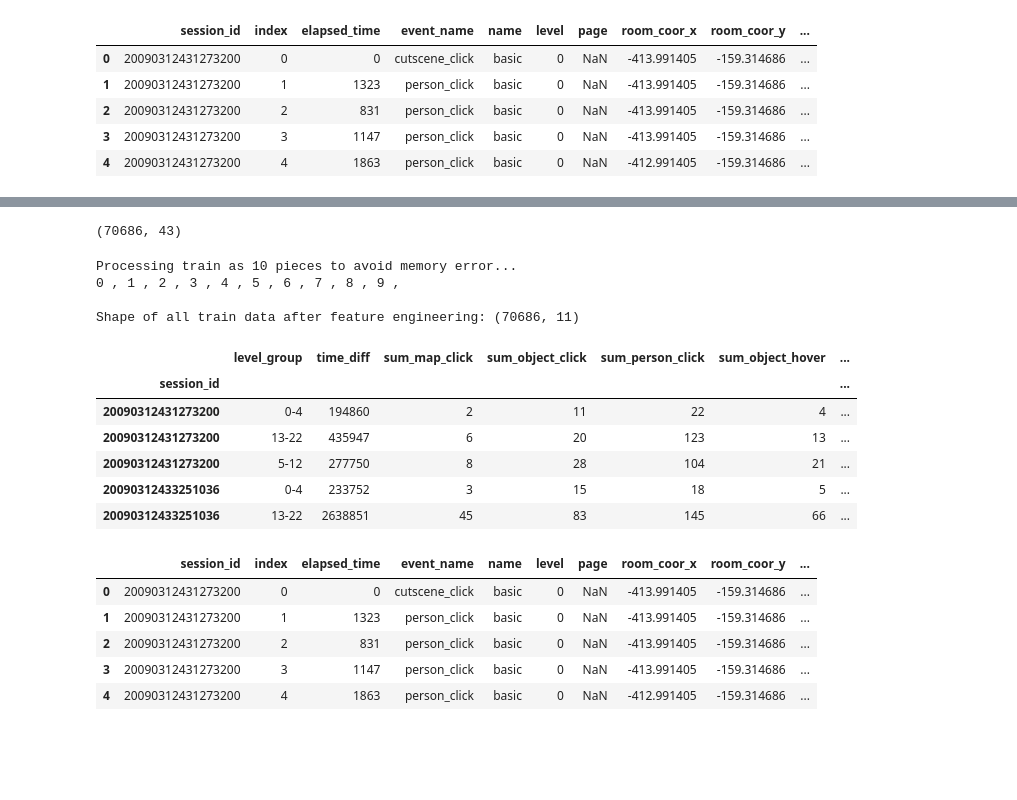
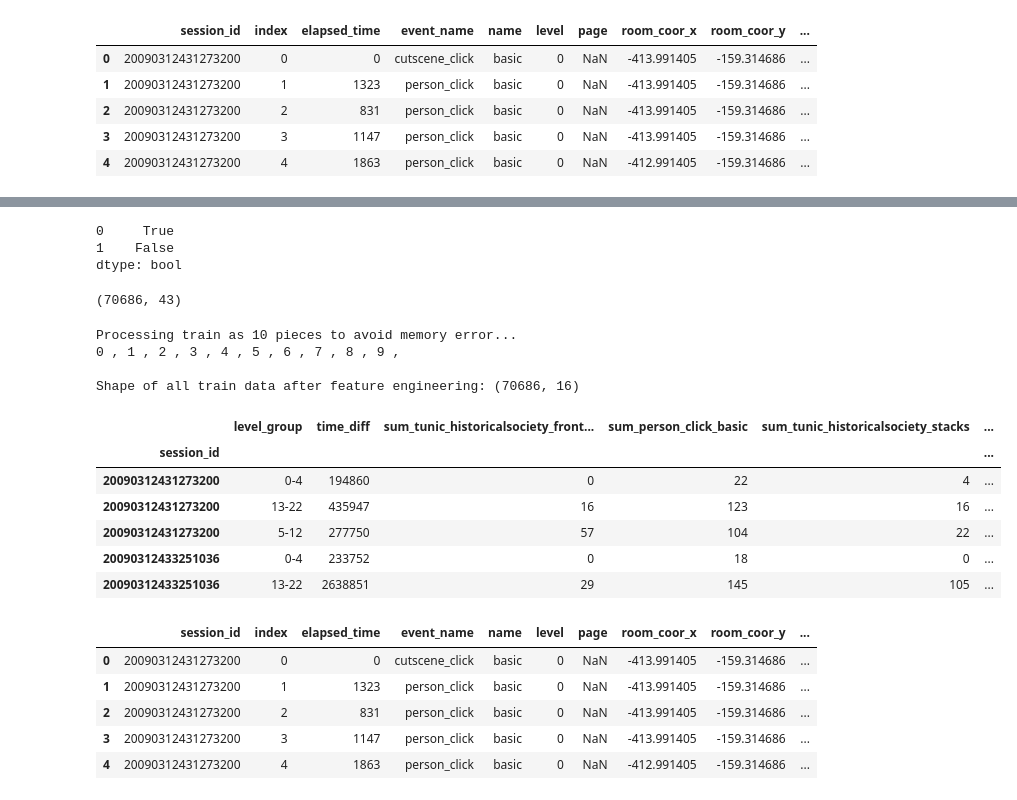
Before and after one commit to sitsawek/predict_student_performance_from_game_play, a Jupyter notebook: predict-student-performance-from-game-play.ipynb, the cells around one changed output, grey strips where cells are left out. Cells and saved outputs as stored; diff of their text form; code cells hidden in the pictures; blank space fills up the shorter version.

Commit message:
add new feature about tunic room

```diff
--- a/predict-student-performance-from-game-play.ipynb
+++ b/predict-student-performance-from-game-play.ipynb
@@ -242,8 +242,11 @@ df_train_resize.head()
 # event_var = ['navigate_click', 'person_click', 'cutscene_click', 'object_click', 'map_hover'
 # , 'notification_click', 'map_click', 'observation_click', 'checkpoint', 'elapsed_time']
 # count_var = ['room_fqid', 'event_comb']
-event_var = ['map_click', 'object_click', 'person_click', 'object_hover']
-important_columns = ['tunic_historicalsociety_frontdesk', 'person_click_basic', 'tunic_historicalsociety_stacks', 'tunic_library_frontdesk', 'tunic_historicalsociety_closet_dirty']
+# event_var = ['map_click', 'object_click', 'person_click', 'object_hover']
+important_columns = ['tunic_historicalsociety_frontdesk', 'person_click_basic'
+, 'tunic_historicalsociety_stacks', 'tunic_library_frontdesk'
+, 'tunic_historicalsociety_closet_dirty', 'thf_pc'
+, 'thf_mcc', 'thf_mcb', 'thf_mcu', 'thf_occ', 'thf_ocb', 'thf_ohb', 'thf_ohu']
 # %%
 # most important features
 # 1. sum_tunic_historicalsociety_frontdesk
@@ -291,9 +352,9 @@ def feature_engineer(train):
     tmp = train.groupby(['session_id', 'level_group']).elapsed_time.agg({'min', 'max'})
     tmp['time_diff'] = tmp['max']-tmp['min']
     dfs.append(tmp['time_diff'])
-    for c in event_var:
-        tmp[f'sum_{c}'] = train.groupby(['session_id', 'level_group'])[c].agg('sum')
-        dfs.append(tmp[f'sum_{c}'])
+    # for c in event_var:
+    #     tmp[f'sum_{c}'] = train.groupby(['session_id', 'level_group'])[c].agg('sum')
+    #     dfs.append(tmp[f'sum_{c}'])
     for c in important_columns:
         tmp[f'sum_{c}'] = train.groupby(['session_id', 'level_group'])[c].agg('sum')
         dfs.append(tmp[f'sum_{c}'])
@@ -301,6 +362,10 @@ def feature_engineer(train):
     #     tmp[f'sum_{c}'] = train.groupby(['session_id', 'level_group'])[c].agg('sum')
     #     dfs.append(tmp[f'sum_{c}'])
 
+    tmp = train.groupby(['session_id', 'level_group']).event_comb.agg('nunique')
+    tmp.name = tmp.name + '_nunique'
+    dfs.append(tmp)
+
     df = pd.concat(dfs, axis=1)
     df = df.fillna(-1) # fill na with -1
     df = df.reset_index()
@@ -324,3 +414,10 @@ array(['cutscene_click_basic', 'person_click_basic',
+# %%
+a = pd.DataFrame([True, True], [True, False]).reset_index().rename(columns={'index':'a', 0:'b'})
+a['a'] * a['b']
+# %% [output]
+0     True
+1    False
+dtype: bool
 # %%
 df_tr.shape
 # %% [output]
@@ -332,42 +429,61 @@ print(f'Processing train as {PIECES} pieces to avoid memory error...')
 for k in range(PIECES):
     print(k, ', ',end='')
     SKIPS = 0
     if k>0: SKIPS = range(1, skips[k]+1) #--> for skiprows parameter start at 1 and if need use range must + 1 because this will exclude end range number
     train = pd.read_csv('/Users/macintosh/Desktop/data_completitions/Kaggle/2023/predict-student-performance-from-game-play/train.csv'
-    , nrows=reads[k], skiprows=SKIPS)
+    , nrows=reads[k], skiprows=SKIPS).sort_values(['session_id', 'elapsed_time'])
     df_dummies = pd.get_dummies(train['event_name'])
     # room_fqid_encode = pd.get_dummies(train['room_fqid']).rename(columns=lambda x: x.replace('.','_'))
     train = pd.concat([train, df_dummies], axis=1)
     train['event_comb'] = train['event_name'] + '_' + train['name']
     # most important features
     train['tunic_historicalsociety_frontdesk'] = train['room_fqid'].apply(lambda x: tunic_historicalsociety_frontdesk(x))
     train['person_click_basic'] = train['event_comb'].apply(lambda x: person_click_basic(x))
     train['tunic_historicalsociety_stacks'] = train['room_fqid'].apply(lambda x: tunic_historicalsociety_stacks(x))
     train['tunic_library_frontdesk'] = train['room_fqid'].apply(lambda x: tunic_library_frontdesk(x))
     train['tunic_historicalsociety_closet_dirty'] = train['room_fqid'].apply(lambda x: tunic_historicalsociety_closet_dirty(x))
+    # New features
+    train['map_click_close'] = train['event_comb'].apply(lambda x: map_click_close(x))
+    train['map_click_basic'] = train['event_comb'].apply(lambda x: map_click_basic(x))
+    train['map_click_undefined'] = train['event_comb'].apply(lambda x: map_click_undefined(x))
+    train['object_click_close'] = train['event_comb'].apply(lambda x: object_click_close(x))
+    train['object_click_basic'] = train['event_comb'].apply(lambda x: object_click_basic(x))
+    train['object_hover_basic'] = train['event_comb'].apply(lambda x: object_hover_basic(x))
+    train['object_hover_undefined'] = train['event_comb'].apply(lambda x: object_hover_undefined(x))
+
+    train['thf_pc'] = train['tunic_historicalsociety_frontdesk'] * train['person_click_basic']
+    train['thf_mcc'] = train['tunic_historicalsociety_frontdesk'] * train['map_click_close']
+    train['thf_mcb'] = train['tunic_historicalsociety_frontdesk'] * train['map_click_basic']
+    train['thf_mcu'] = train['tunic_historicalsociety_frontdesk'] * train['map_click_undefined']
+    train['thf_occ'] = train['tunic_historicalsociety_frontdesk'] * train['object_click_close']
+    train['thf_ocb'] = train['tunic_historicalsociety_frontdesk'] * train['object_click_basic']
+    train['thf_ohb'] = train['tunic_historicalsociety_frontdesk'] * train['object_hover_basic']
+    train['thf_ohu'] = train['tunic_historicalsociety_frontdesk'] * train['object_hover_undefined']
+
+
     # event_comb_encode = pd.get_dummies(train['event_comb']).rename(columns=lambda x: x.replace('.','_'))
     # room_fqid_columns = [x.replace('.','_') for x in list(train['room_fqid'].unique())]
     # event_comb_columns = [x.replace('.','_') for x in list(train['event_comb'].unique())]
     df = feature_engineer(train)
     all_pieces.append(df)
 # Concatenate all pieces
 print('\n')
 del train; gc.collect()
 df_tr = pd.concat(all_pieces, axis=0)
 print('Shape of all train data after feature engineering:', df_tr.shape)
 df_tr.head()
 # %% [output]
 Processing train as 10 pieces to avoid memory error...
 0 , 1 , 2 , 3 , 4 , 5 , 6 , 7 , 8 , 9 ,
 
-Shape of all train data after feature engineering: (70686, 11)
+Shape of all train data after feature engineering: (70686, 16)
-|  | level_group | time_diff | sum_map_click | sum_object_click | sum_person_click | sum_object_hover | ... |
-| session_id |  |  |  |  |  |  | ... |
-| 20090312431273200 | 0-4 | 194860 | 2 | 11 | 22 | 4 | ... |
-| 20090312431273200 | 13-22 | 435947 | 6 | 20 | 123 | 13 | ... |
-| 20090312431273200 | 5-12 | 277750 | 8 | 28 | 104 | 21 | ... |
-| 20090312433251036 | 0-4 | 233752 | 3 | 15 | 18 | 5 | ... |
-| 20090312433251036 | 13-22 | 2638851 | 45 | 83 | 145 | 66 | ... |
+|  | level_group | time_diff | sum_tunic_historicalsociety_front... | sum_person_click_basic | sum_tunic_historicalsociety_stacks | ... |
+| session_id |  |  |  |  |  | ... |
+| 20090312431273200 | 0-4 | 194860 | 0 | 22 | 4 | ... |
+| 20090312431273200 | 13-22 | 435947 | 16 | 123 | 16 | ... |
+| 20090312431273200 | 5-12 | 277750 | 57 | 104 | 22 | ... |
+| 20090312433251036 | 0-4 | 233752 | 0 | 18 | 0 | ... |
+| 20090312433251036 | 13-22 | 2638851 | 29 | 145 | 105 | ... |
 # %%
 df_train_resize.head()
 # %% [output]
```
Also changed, not shown: parts of 12 cells of this notebook.
